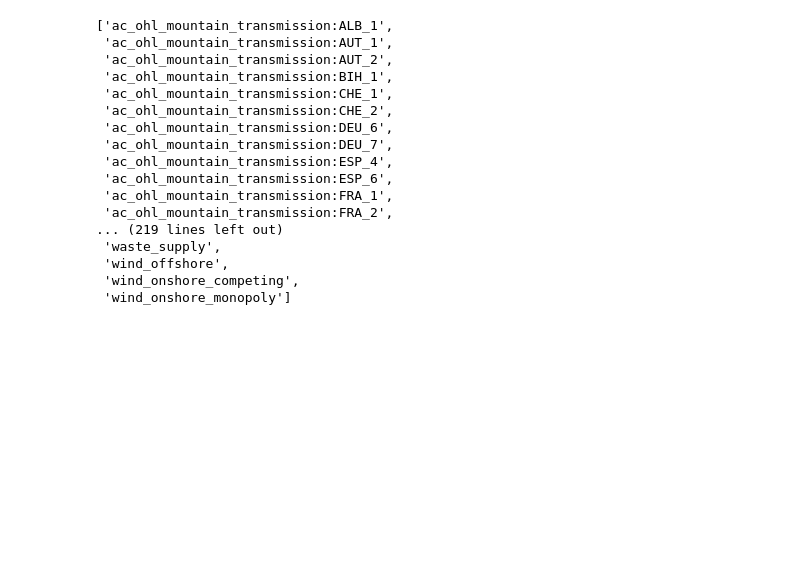
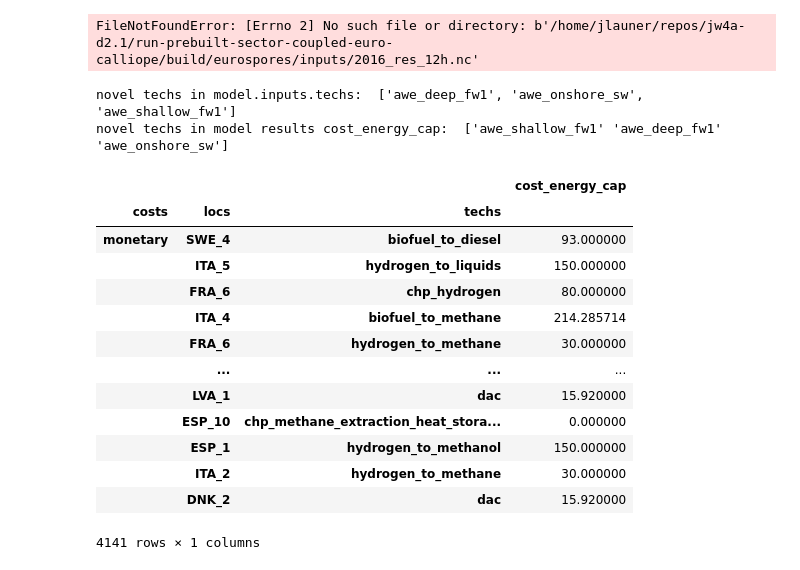
Before and after one commit to jnnr/jw4a-d2.1, a Jupyter notebook: notebooks/plot_model_results.ipynb, the cells around one changed output. Cells and saved outputs as stored; diff of their text form; code cells hidden in the pictures; blank space fills up the shorter version.

```diff
--- a/notebooks/plot_model_results.ipynb
+++ b/notebooks/plot_model_results.ipynb
@@ -17,5 +18,7 @@ def get_tidy_data(model: calliope.Model, coefficient: str) -> pd.DataFrame:
 # %%
 path_inputs = "../run-prebuilt-sector-coupled-euro-calliope/build/eurospores/inputs/2016_res_12h.nc"
 model = calliope.read_netcdf(path_inputs)
-sorted([loctec for loctec in model.inputs.loc_techs.to_pandas().to_list() if "awe" in loctec])
+# sorted([loctec for loctec in model.inputs.loc_techs.to_pandas().to_list() if "awe" in loctec])
+# %% [output]
+FileNotFoundError: [Errno 2] No such file or directory: b'/home/jlauner/repos/jw4a-d2.1/run-prebuilt-sector-coupled-euro-calliope/build/eurospores/inputs/2016_res_12h.nc'
 # %%
@@ -23,30 +28,3 @@ path_results = "../run-prebuilt-sector-coupled-euro-calliope/build/eurospores/ou
 model = calliope.read_netcdf(path_results)
 
 # boundaries = gpd.load_file("../data/europe-98-zones.geojson/europe-98-zones.geojson")
-# %%
-energy_cap = get_tidy_data(model, "carrier_prod").sort_values(by=["locs", "techs"])
-sorted(energy_cap.techs.unique())
-
-# energy_cap_agg = energy_cap.copy()
-# energy_cap_agg["locs"] = energy_cap_agg["locs"].replace({"_\\d+$": ""}, regex=True)
-# energy_cap_agg.groupby(["locs", "techs"]).sum()
-# # energy_cap_agg.loc[energy_cap_agg["techs"]=="wind_onshore_competing"]
-# [tech for tech in energy_cap_agg.techs.unique() if tech.startswith("awe")]
-# %% [output]
-['ac_ohl_mountain_transmission:ALB_1',
- 'ac_ohl_mountain_transmission:AUT_1',
- 'ac_ohl_mountain_transmission:AUT_2',
- 'ac_ohl_mountain_transmission:BIH_1',
- 'ac_ohl_mountain_transmission:CHE_1',
- 'ac_ohl_mountain_transmission:CHE_2',
- 'ac_ohl_mountain_transmission:DEU_6',
- 'ac_ohl_mountain_transmission:DEU_7',
- 'ac_ohl_mountain_transmission:ESP_4',
- 'ac_ohl_mountain_transmission:ESP_6',
- 'ac_ohl_mountain_transmission:FRA_1',
- 'ac_ohl_mountain_transmission:FRA_2',
-... (219 lines left out)
- 'waste_supply',
- 'wind_offshore',
- 'wind_onshore_competing',
- 'wind_onshore_monopoly']
@@ -57,0 +31,22 @@ ax.plot.bar(df["locs"], df["energy_cap"])
+# %%
+novel_techs = [i for i in sorted(list(model.inputs.techs.values)) if "awe" in i or "floating" in i ]
+print("novel techs in model.inputs.techs: ", novel_techs)
+df = get_tidy_data(model, "cost_energy_cap")
+print("novel techs in model results cost_energy_cap: ", df.loc[df.techs.isin(novel_techs)].techs.unique())
+# %% [output]
+novel techs in model.inputs.techs:  ['awe_deep_fw1', 'awe_onshore_sw', 'awe_shallow_fw1']
+novel techs in model results cost_energy_cap:  ['awe_shallow_fw1' 'awe_deep_fw1' 'awe_onshore_sw']
+|  |  |  | cost_energy_cap |
+| costs | locs | techs |  |
+| monetary | SWE_4 | biofuel_to_diesel | 93.000000 |
+|  | ITA_5 | hydrogen_to_liquids | 150.000000 |
+|  | FRA_6 | chp_hydrogen | 80.000000 |
+|  | ITA_4 | biofuel_to_methane | 214.285714 |
+|  | FRA_6 | hydrogen_to_methane | 30.000000 |
+|  | ... | ... | ... |
+|  | LVA_1 | dac | 15.920000 |
+|  | ESP_10 | chp_methane_extraction_heat_stora... | 0.000000 |
+|  | ESP_1 | hydrogen_to_methanol | 150.000000 |
+|  | ITA_2 | hydrogen_to_methane | 30.000000 |
+|  | DNK_2 | dac | 15.920000 |
+4141 rows × 1 columns
```
Also changed, not shown: parts of 11 cells of this notebook, 6 other files.
